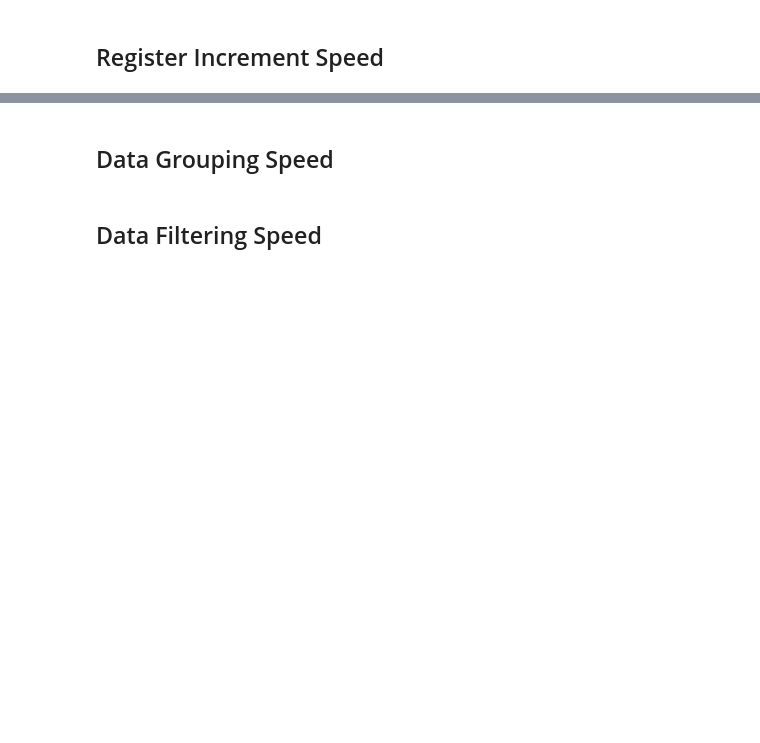
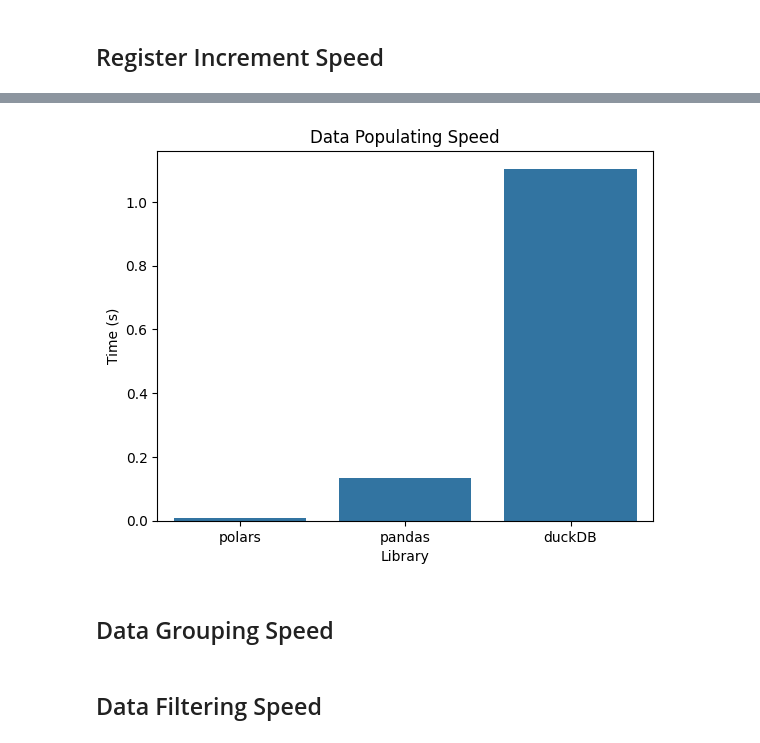
Before and after one commit to JuanCaPriego/benchmark_DataManipulation_Libraries, a Jupyter notebook: benchmark.ipynb, the cells around one changed output, grey strips where cells are left out. Saved outputs shown, nothing was run; the diff lists cells and outputs as text; code cells hidden in the pictures; blank space fills up the shorter version.

```diff
--- a/benchmark.ipynb
+++ b/benchmark.ipynb
@@ -118,2 +201,11 @@ ParserException: Parser Error: syntax error at or near "SELECT"
+# %%
+sns.barplot(x=list(graph_results.keys()),y=list(graph_results.values()))
+
+plt.title('Data Populating Speed')
+plt.xlabel('Library')
+plt.ylabel('Time (s)')
+plt.show()
+# %% [output]
+[figure, added]
 # %% [markdown]
 ## Data Grouping Speed
```
Also changed, not shown: parts of 9 cells of this notebook.
